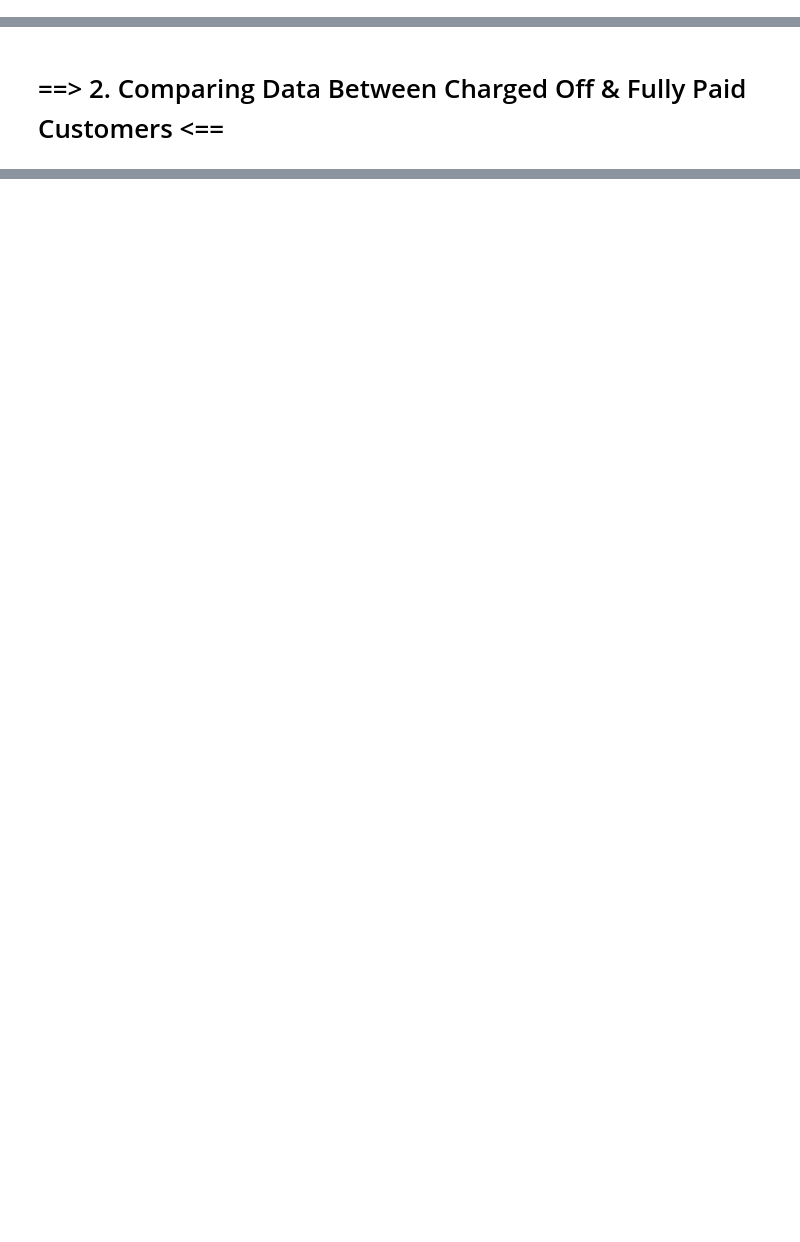
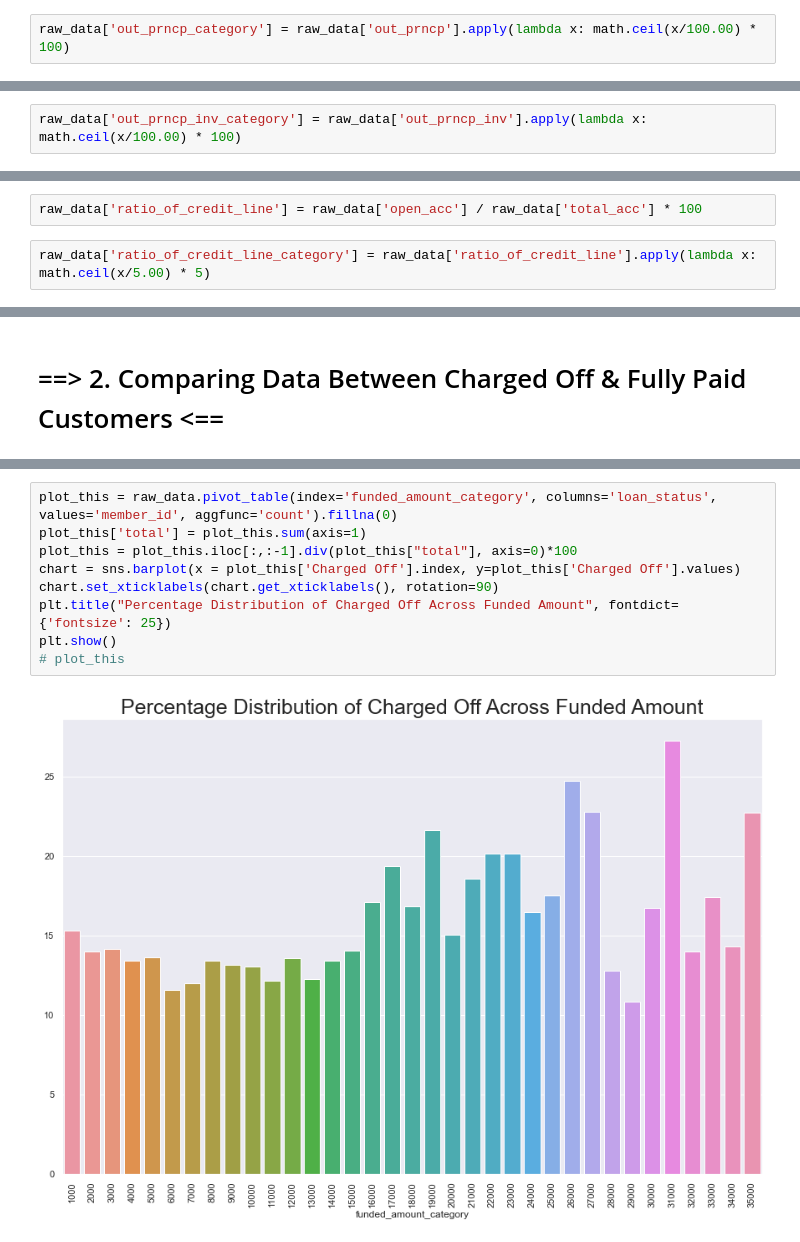
Before and after one commit to akshaykadam100/Lending-Club-Case-Study, a Jupyter notebook: Group_Facilitator_Name_V2.ipynb, the cells around one changed output, grey strips where cells are left out. Cells and saved outputs as stored; diff of their text form; blank space fills up the shorter version.

Commit message:
Updated Visulaization of Each Column

```diff
--- a/Group_Facilitator_Name_V2.ipynb
+++ b/Group_Facilitator_Name_V2.ipynb
@@ -185,0 +202,2 @@ dtype('float64')
+# %%
+raw_data['out_prncp_category'] = raw_data['out_prncp'].apply(lambda x: math.ceil(x/100.00) * 100)
@@ -186 +206,3 @@ dtype('float64')
+# %%
+raw_data['out_prncp_inv_category'] = raw_data['out_prncp_inv'].apply(lambda x: math.ceil(x/100.00) * 100)
 # %% [markdown]
@@ -199 +223,5 @@ if 'application_type' in raw_data.columns:
+# %%
+raw_data['ratio_of_credit_line'] = raw_data['open_acc'] / raw_data['total_acc'] * 100
+# %%
+raw_data['ratio_of_credit_line_category'] = raw_data['ratio_of_credit_line'].apply(lambda x: math.ceil(x/5.00) * 5)
 # %% [markdown]
@@ -459,0 +231,11 @@ plot_this
+# %%
+plot_this = raw_data.pivot_table(index='funded_amount_category', columns='loan_status', values='member_id', aggfunc='count').fillna(0)
+plot_this['total'] = plot_this.sum(axis=1)
+plot_this = plot_this.iloc[:,:-1].div(plot_this["total"], axis=0)*100
+chart = sns.barplot(x = plot_this['Charged Off'].index, y=plot_this['Charged Off'].values)
+chart.set_xticklabels(chart.get_xticklabels(), rotation=90)
+plt.title("Percentage Distribution of Charged Off Across Funded Amount", fontdict={'fontsize': 25})
+plt.show()
+# plot_this
+# %% [output]
+[figure, added]
```
Also changed, not shown: parts of 87 cells of this notebook.
